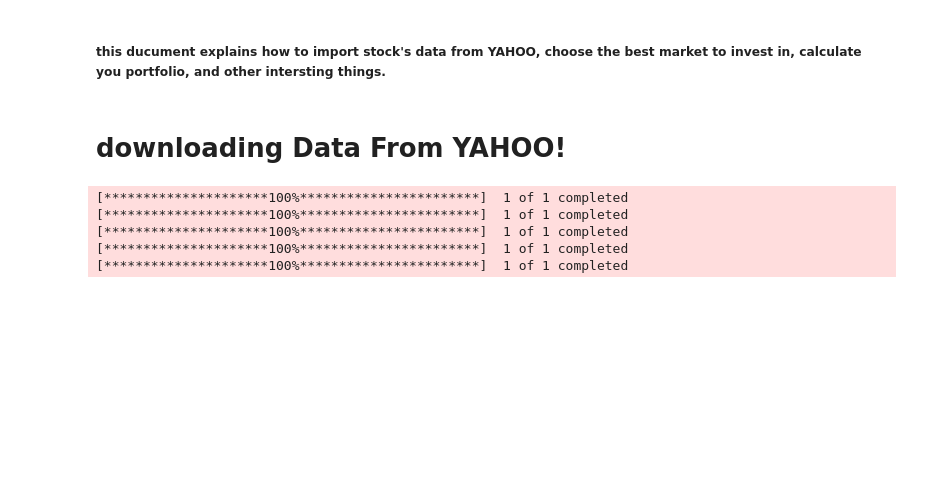
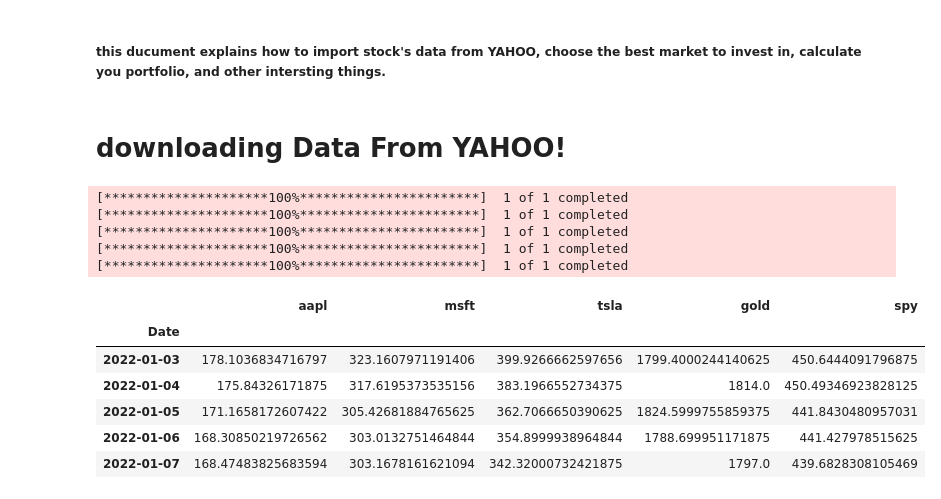
Before and after one commit to Hamza-rami/Stock_trading, a Jupyter notebook: stock_trading.ipynb, the cells around one changed output. Drawn from its saved outputs; the diff is of its cells as text; code cells hidden in the pictures; blank space fills up the shorter version.

```diff
--- a/stock_trading.ipynb
+++ b/stock_trading.ipynb
@@ -37,3 +38,29 @@ for stock in stocknames:
 [*********************100%***********************]  1 of 1 completed
 [*********************100%***********************]  1 of 1 completed
 [*********************100%***********************]  1 of 1 completed
+# %%
+def appnding(cols = [], startdate='', enddate=''):
+    global df
+    dates = pd.date_range(start=startdate, end=enddate)
+    df = pd.DataFrame(index=dates)
+
+    for stock in stocknames:
+        df_symbols = pd.read_csv('{}.csv'.format(stock), index_col='Date', parse_dates=True, usecols=cols, na_values=['NAN'])
+        df_symbols = df_symbols.rename(columns={'Adj Close': stock})
+        df = df.join(df_symbols)
+
+    df = df.dropna()
+    return df
+# %%
+appnding(['Date', 'Adj Close'], startdate, enddate)
+df.index.names = ['Date']
+df = df.rename(columns={'GC=F':'gold', 'AAPL' : 'aapl', 'MSFT' : 'msft', 'TSLA' : 'tsla', 'SPY':'spy'})
+df.head()
+# %% [output]
+|  | aapl | msft | tsla | gold | spy |
+| Date |  |  |  |  |  |
+| 2022-01-03 | 178.1036834716797 | 323.1607971191406 | 399.9266662597656 | 1799.4000244140625 | 450.6444091796875 |
+| 2022-01-04 | 175.84326171875 | 317.6195373535156 | 383.1966552734375 | 1814.0 | 450.49346923828125 |
+| 2022-01-05 | 171.1658172607422 | 305.42681884765625 | 362.7066650390625 | 1824.5999755859375 | 441.8430480957031 |
+| 2022-01-06 | 168.30850219726562 | 303.0132751464844 | 354.8999938964844 | 1788.699951171875 | 441.427978515625 |
+| 2022-01-07 | 168.47483825683594 | 303.1678161621094 | 342.32000732421875 | 1797.0 | 439.6828308105469 |
```
Also changed, not shown: parts of 9 cells of this notebook, 5 other files.
